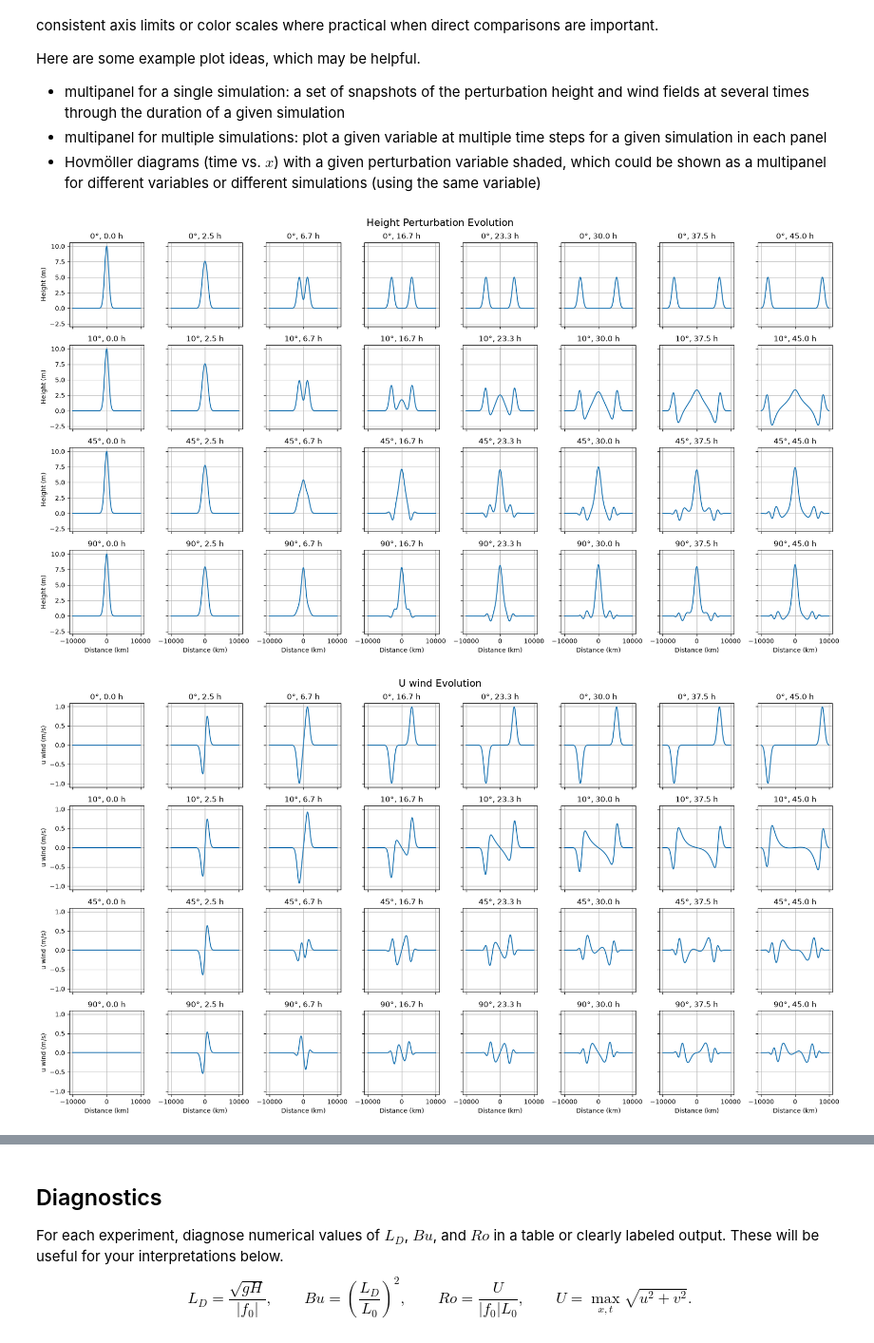
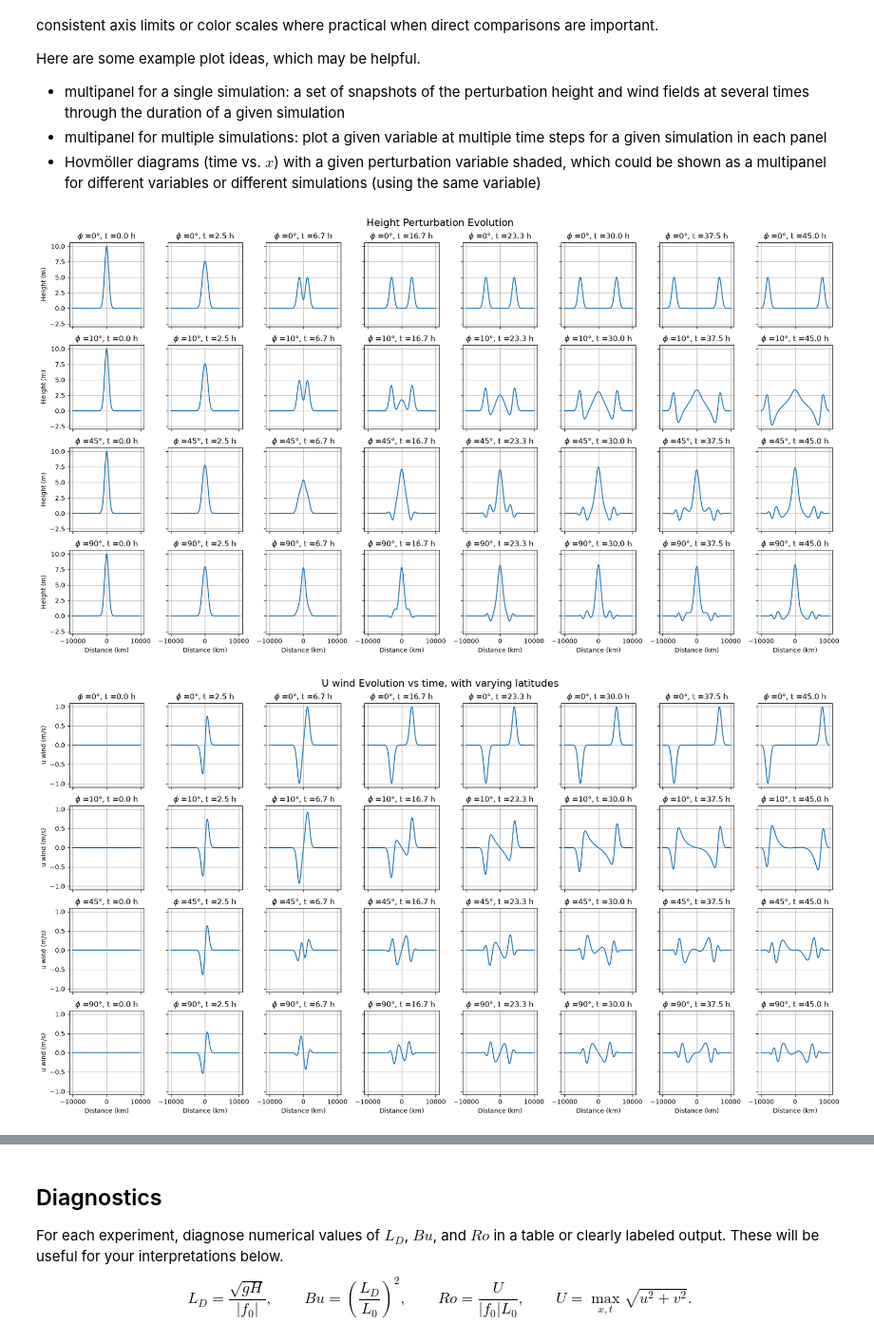
Before and after one commit to rylandlopez24/metr5003, a Jupyter notebook: lab2_geostrophic_adjustment.ipynb, the cells around one changed output, grey strips where cells are left out. Shown at 95% size. Saved outputs shown, nothing was run; the diff lists cells and outputs as text; code cells hidden in the pictures.

```diff
--- a/lab2_geostrophic_adjustment.ipynb
+++ b/lab2_geostrophic_adjustment.ipynb
@@ -258,14 +258,14 @@ latitude = 0.0
 f_0 = coriolis_parameter(latitude)
 zerodeg = integrate_case(f_0)
 latitude = 10.0
-f_0 = coriolis_parameter(latitude)
-tendeg = integrate_case(f_0)
+f_1 = coriolis_parameter(latitude)
+tendeg = integrate_case(f_1)
 latitude = 45.0
-f_0 = coriolis_parameter(latitude)
-fortyfivedeg = integrate_case(f_0)
+f_2 = coriolis_parameter(latitude)
+fortyfivedeg = integrate_case(f_2)
 latitude = 90.0
-f_0 = coriolis_parameter(latitude)
-ninetyndeg = integrate_case(f_0)
+f_3 = coriolis_parameter(latitude)
+ninetyndeg = integrate_case(f_3)
 
 f1 = coriolis_parameter(30.0)
 L1 = integrate_case(f1, width=50_000.0)
@@ -309,7 +309,7 @@ for row, (label, case) in enumerate(cases):
         # Time in hours
         time_hours = case["time"][idx] / 3600
 
-        ax.set_title(f"{label}, {time_hours:.1f} h")
+        ax.set_title(f"$\\phi$ ={label}, t ={time_hours:.1f} h")
 
         ax.grid(True)
 
@@ -325,7 +325,7 @@ fig.suptitle("Height Perturbation Evolution", fontsize=16)
 plt.tight_layout()
 plt.show()
 # %% [output]
-[figure, old version]
+[figure, new version]
 # %%
 cases = [("0°", zerodeg),("10°", tendeg),("45°", fortyfivedeg),("90°", ninetyndeg)]
 
@@ -335,36 +335,36 @@ fig, axes = plt.subplots(4, 8, figsize=(18, 10), sharex=True, sharey=True)
 for row, (label, case) in enumerate(cases):
 
 
 
 
 
     for col, idx in enumerate(time_indices):
 
         ax = axes[row, col]
 
         # Plot height
         ax.plot(case["x"] / 1000, case["u"][idx])
 
         # Time in hours
         time_hours = case["time"][idx] / 3600
 
-        ax.set_title(f"{label}, {time_hours:.1f} h")
+        ax.set_title(f"$\\phi$ ={label}, t ={time_hours:.1f} h")
 
         ax.grid(True)
 
 # Axis labels
 for ax in axes[-1, :]:
     ax.set_xlabel("Distance (km)")
 
 for ax in axes[:, 0]:
     ax.set_ylabel("u wind (m/s)")
 
-fig.suptitle("U wind Evolution", fontsize=16)
+fig.suptitle("U wind Evolution vs time, with varying latitudes", fontsize=16)
 
 plt.tight_layout()
 plt.show()
 # %% [output]
-[figure, old version]
+[figure, new version]
 # %%
 # figure with 4 rows and 8 columns
 cases = [("0°", zerodeg),("10°", tendeg),("45°", fortyfivedeg),("90°", ninetyndeg)]
```
Also changed, not shown: parts of 7 cells of this notebook.
